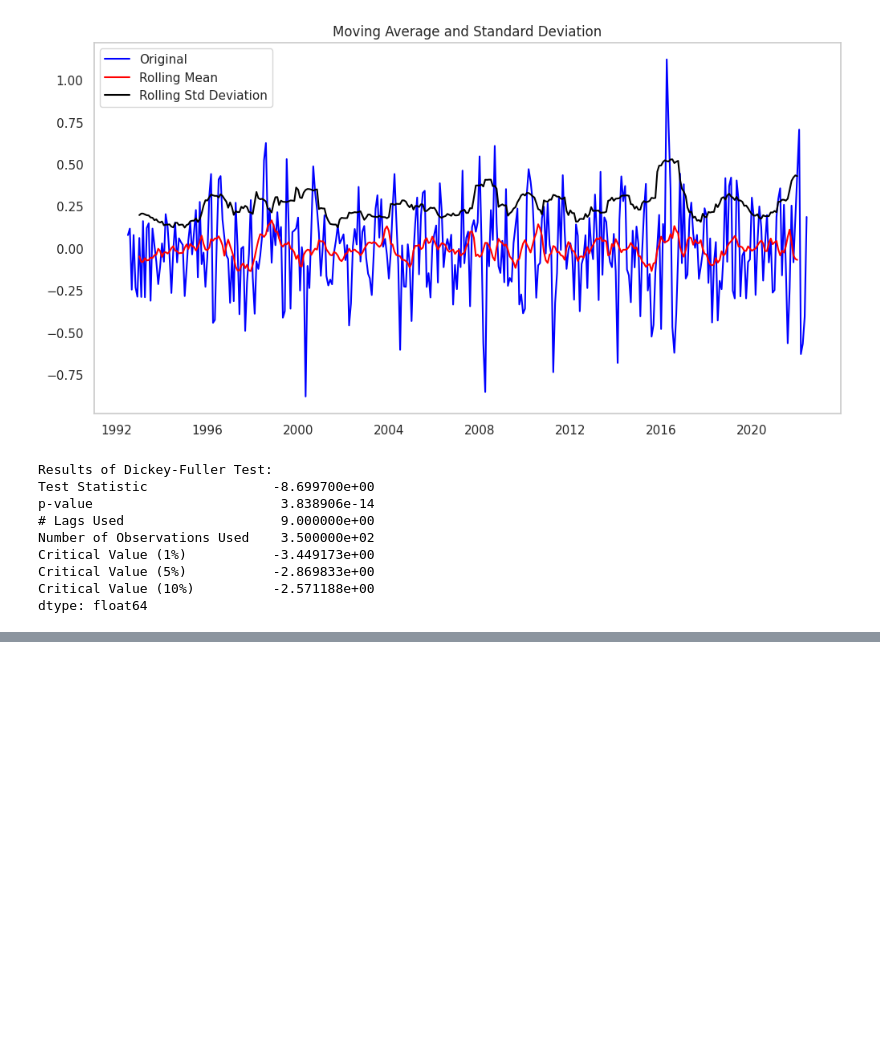
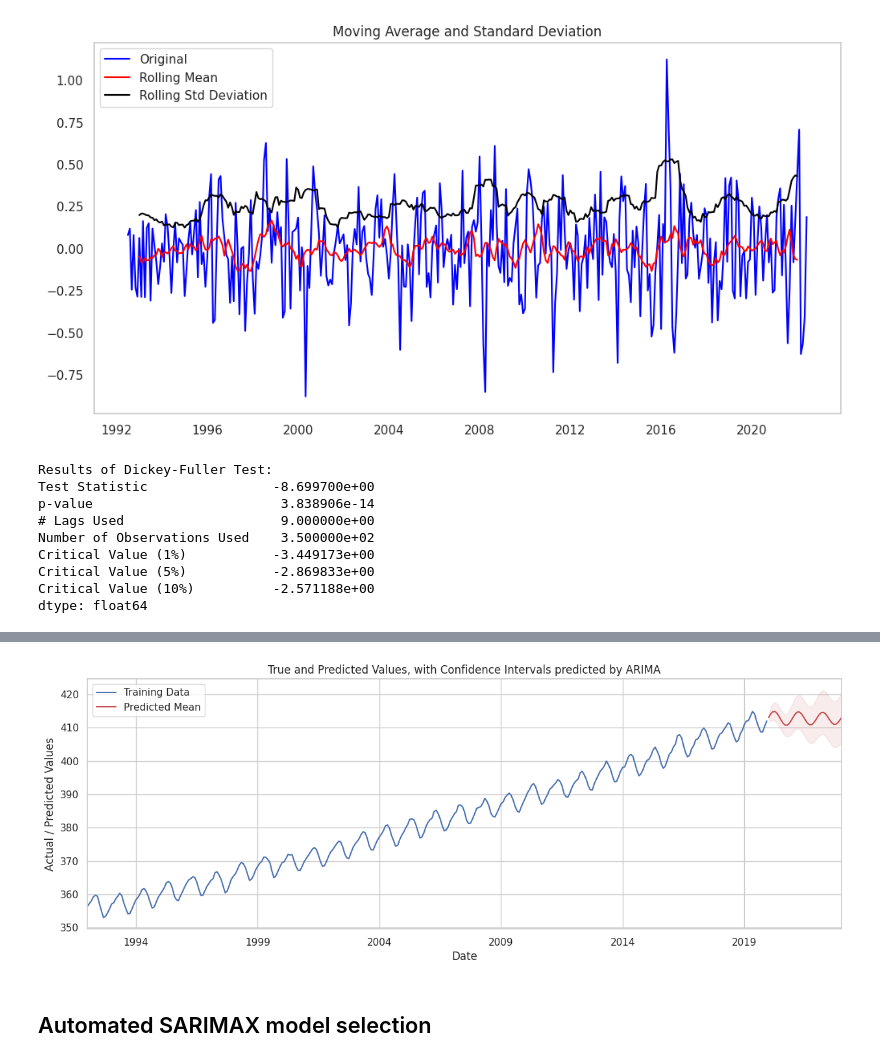
Before and after one commit to clizarraga-UAD7/Notebooks, a Jupyter notebook: IntroTimeSeriesAnalysis.ipynb, the cells around one changed output, grey strips where cells are left out. Cells and saved outputs as stored; diff of their text form; code cells hidden in the pictures; blank space fills up the shorter version.

```diff
--- a/IntroTimeSeriesAnalysis.ipynb
+++ b/IntroTimeSeriesAnalysis.ipynb
@@ -467,0 +515,20 @@ dtype: float64
+# %%
+# Plot the training data, predicted means and confidence intervals
+fig, ax = plt.subplots(figsize=(15,5))
+ax = train.plot(label='Training Data')
+ax.set(
+    title='True and Predicted Values, with Confidence Intervals predicted by ARIMA',
+    xlabel='Date',
+    ylabel='Actual / Predicted Values'
+)
+preds1_df['mean'].plot(ax=ax, style='r', label='Predicted Mean')
+ax.fill_between(
+    preds1_df.index, preds1_df['mean_ci_lower'], preds1_df['mean_ci_upper'],
+    color='r', alpha=0.1
+)
+legend = ax.legend(loc='upper left')
+plt.show()
+# %% [output]
+[figure, added]
+# %% [markdown]
+## Automated SARIMAX model selection
```
Also changed, not shown: parts of 18 cells of this notebook.
